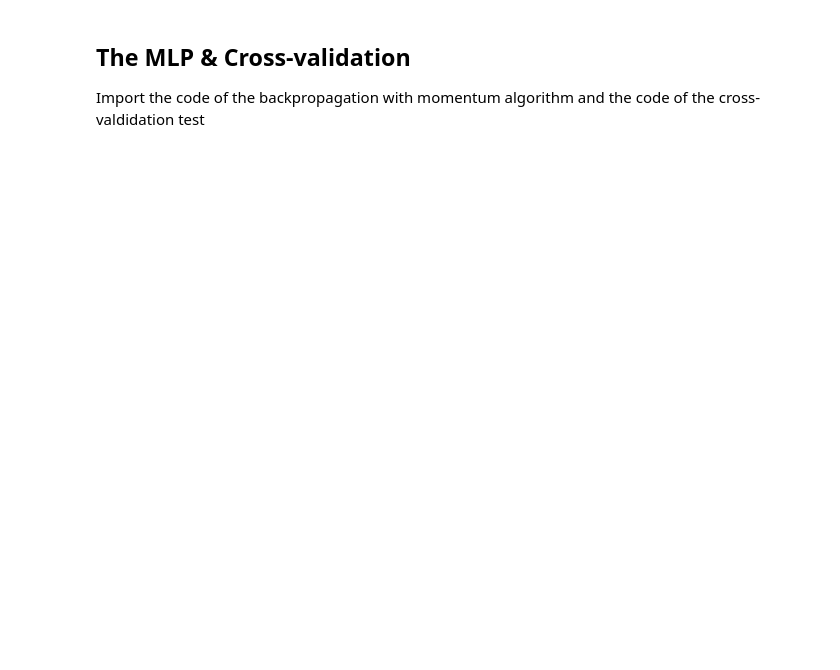
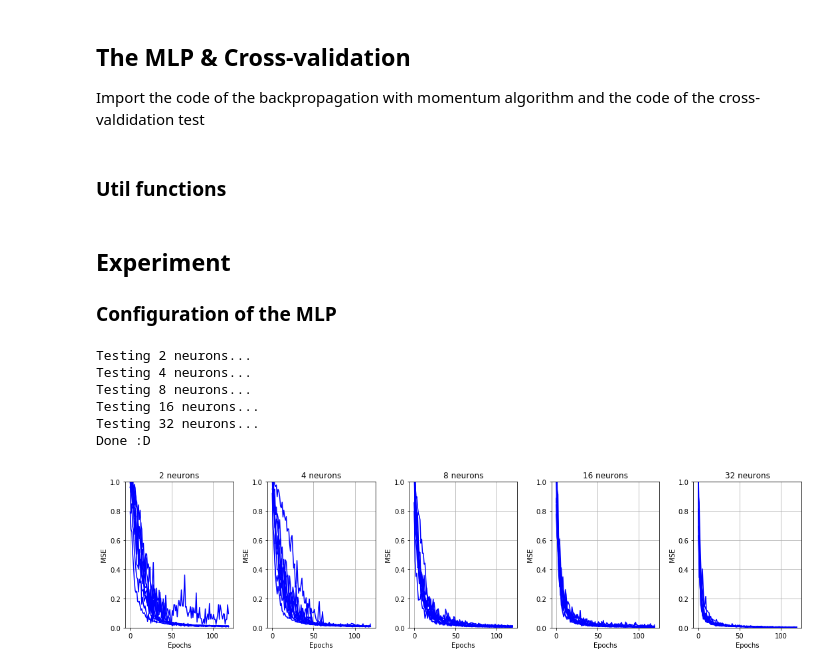
Before and after one commit to tiagoquin/mlg20-pw3, a Jupyter notebook: PW03-part1.ipynb, the cells around one changed output. Cells and saved outputs as stored; diff of their text form; code cells hidden in the pictures; blank space fills up the shorter version.

```diff
--- a/PW03-part1.ipynb
+++ b/PW03-part1.ipynb
@@ -82,0 +88,6 @@ ceps_class = list(map(lambda s: s[3] , sounds))
+# %%
+# We noramlize the data
+def normalizeOne(array):
+    return list(map(lambda s: np.median(s, axis=0), array))
+
+normalized_ceps_data = normalizeOne(ceps_data)
@@ -86,3 +124,5 @@ Import the code of the backpropagation with momentum algorithm and the code of t
 # %%
 import mlp_backprop_momentum as mlp
 import k_fold_cross_validation as cv
+# %% [markdown]
+### Util functions
@@ -89,8 +170,52 @@ import k_fold_cross_validation as cv
+# %% [markdown]
+## Experiment
+
+### Configuration of the MLP
 # %%
 # Configuration
 
 N_INITS = 10
-EPOCHS = 200
+EPOCHS = 120 # En gros, le nombre d'exécution
 N_NEURONS = [2, 4, 8, 16, 32]
-LEARNING_RATE = 0.001
-MOMENTUM = 0.5
+LEARNING_RATE = 0.001 # Pour la correction
+MOMENTUM = 0.5 # On pousse la boule avec de l'élan
+
+N_FEATURES = 13
+ACTIVATION_FUNCTION = 'tanh'
+# %%
+MSE = np.zeros((len(N_NEURONS), N_INITS, EPOCHS))
+
+for i_h, h in enumerate(N_NEURONS):                                     # looping over the number of hidden neurons
+    print('Testing', h, 'neurons...')
+    nn = mlp.MLP([N_FEATURES,h,1], ACTIVATION_FUNCTION)
+    for i in np.arange(N_INITS):                                        # looping over the initializations
+        nn.init_weights()
+
+        MSE[i_h, i, :] = nn.fit((dataset[:,1:14], dataset[:,0:1]),
+                                learning_rate=LEARNING_RATE,
+                                momentum=MOMENTUM,
+                                epochs=EPOCHS)
+
+print('Done :D')
+# %% [output]
+Testing 2 neurons...
+Testing 4 neurons...
+Testing 8 neurons...
+Testing 16 neurons...
+Testing 32 neurons...
+Done :D
+# %%
+pl.figure(figsize=(15,4))
+p_count = 0
+for n in np.arange(MSE.shape[0]):
+    pl.subplot(1, MSE.shape[0], n+1)
+    for i in np.arange(MSE.shape[1]):
+        pl.plot(MSE[n,i,:], c='b')
+    pl.ylim(0,1)
+    pl.xlabel('Epochs')
+    pl.ylabel('MSE')
+    pl.title(str(N_NEURONS[n]) + ' neurons')
+    pl.grid()
+pl.tight_layout()
+# %% [output]
+[figure, added]
```
Also changed, not shown: parts of 5 cells of this notebook, 1 other file.
